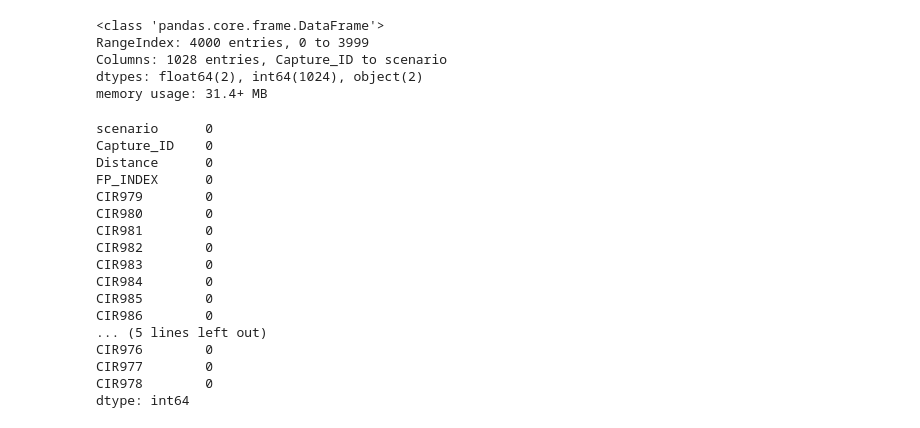
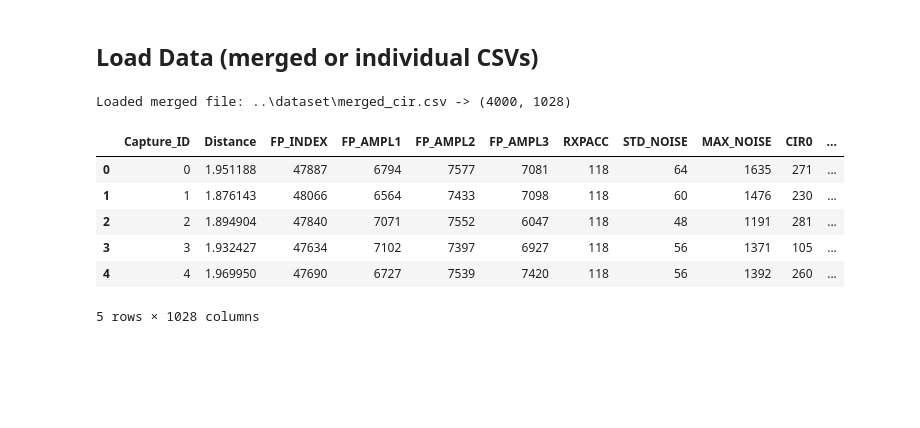
Before and after one commit to jonathanljc/capstone, a Jupyter notebook: eda/eda.ipynb, the cells around one changed output. Cells and saved outputs as stored; diff of their text form; code cells hidden in the pictures; blank space fills up the shorter version.

```diff
--- a/eda/eda.ipynb
+++ b/eda/eda.ipynb
@@ -1,45 +1,38 @@
+# %% [markdown]
+## Load Data (merged or individual CSVs)
 # %%
 import pandas as pd
+import numpy as np
+from pathlib import Path
 
-files = [
-    ("../dataset/LOS_2m_living_room_home.csv",        "LOS",  2.0,  "LOS 2 m living room"),
-    ("../dataset/LOS_4.3m_living_room_corner_home.csv","LOS",  4.3,  "LOS 4.3 m corner"),
-    ("../dataset/NLOS_1.56m_open_door_home.csv",       "NLOS", 1.56, "NLOS 1.56 m open door"),
-    ("../dataset/NLOS_4.4m_close_door_home.csv",      "NLOS", 4.4,  "NLOS 4.4 m closed door"),
-]
+merge_path = Path('../dataset/merged_cir.csv')
+if merge_path.exists():
+    data = pd.read_csv(merge_path)
+    print(f'Loaded merged file: {merge_path} -> {data.shape}')
+else:
+    files = [
+        ('../dataset/LOS_2m_living_room_home.csv',        'LOS',  2.0,  'LOS 2 m living room'),
+        ('../dataset/LOS_4.3m_living_room_corner_home.csv','LOS',  4.3, 'LOS 4.3 m corner'),
+        ('../dataset/NLOS_1.56m_open_door_home.csv',       'NLOS', 1.56,'NLOS 1.56 m open door'),
+        ('../dataset/NLOS_4.4m_close_door_home.csv',       'NLOS', 4.4, 'NLOS 4.4 m closed door'),
+    ]
+    frames = []
+    for fname, label, d_true, scen in files:
+        df = pd.read_csv(fname)
+        df['label'] = label
+        df['d_true'] = d_true
+        df['scenario'] = scen
+        frames.append(df)
+    data = pd.concat(frames, ignore_index=True)
+    print('Loaded individual CSVs ->', data.shape)
 
-dfs = []
-for fname, label, d_true, scen in files:
-    df = pd.read_csv(fname)
-    df["label"] = label              # LOS or NLOS
-    df["d_true"] = d_true            # geometric distance from floorplan
-    df["scenario"] = scen            # text description
-    dfs.append(df)
-
-data = pd.concat(dfs, ignore_index=True)
+data.head()
+# %% [output]
+Loaded merged file: ..\dataset\merged_cir.csv -> (4000, 1028)
+|  | Capture_ID | Distance | FP_INDEX | FP_AMPL1 | FP_AMPL2 | FP_AMPL3 | RXPACC | STD_NOISE | MAX_NOISE | CIR0 | ... |
+| 0 | 0 | 1.951188 | 47887 | 6794 | 7577 | 7081 | 118 | 64 | 1635 | 271 | ... |
+| 1 | 1 | 1.876143 | 48066 | 6564 | 7433 | 7098 | 118 | 60 | 1476 | 230 | ... |
+| 2 | 2 | 1.894904 | 47840 | 7071 | 7552 | 6047 | 118 | 48 | 1191 | 281 | ... |
+| 3 | 3 | 1.932427 | 47634 | 7102 | 7397 | 6927 | 118 | 56 | 1371 | 105 | ... |
+| 4 | 4 | 1.969950 | 47690 | 6727 | 7539 | 7420 | 118 | 56 | 1392 | 260 | ... |
+5 rows × 1028 columns
-# %%
-data.info()
-data.isna().sum().sort_values(ascending=False).head(20)
-# %% [output]
-<class 'pandas.core.frame.DataFrame'>
-RangeIndex: 4000 entries, 0 to 3999
-Columns: 1028 entries, Capture_ID to scenario
-dtypes: float64(2), int64(1024), object(2)
-memory usage: 31.4+ MB
-scenario      0
-Capture_ID    0
-Distance      0
-FP_INDEX      0
-CIR979        0
-CIR980        0
-CIR981        0
-CIR982        0
-CIR983        0
-CIR984        0
-CIR985        0
-CIR986        0
-... (5 lines left out)
-CIR976        0
-CIR977        0
-CIR978        0
-dtype: int64
```
Also changed, not shown: parts of 28 cells of this notebook, 1 other file.
